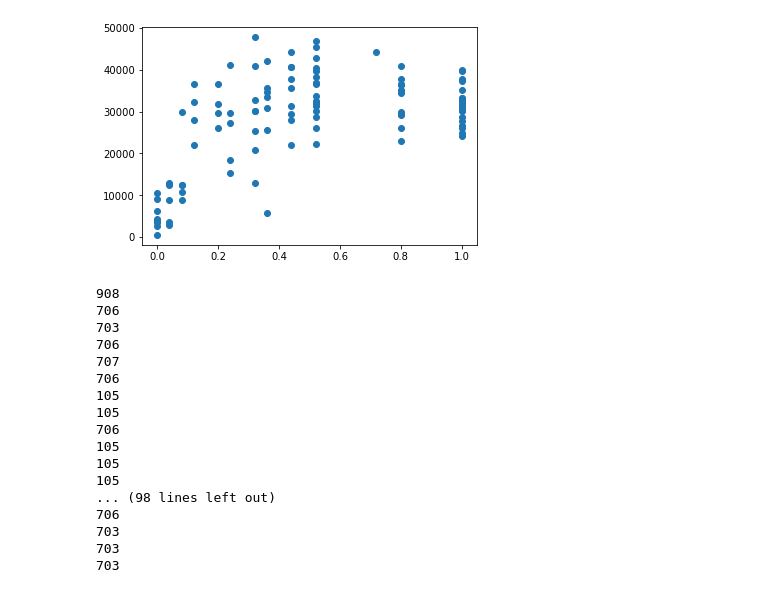
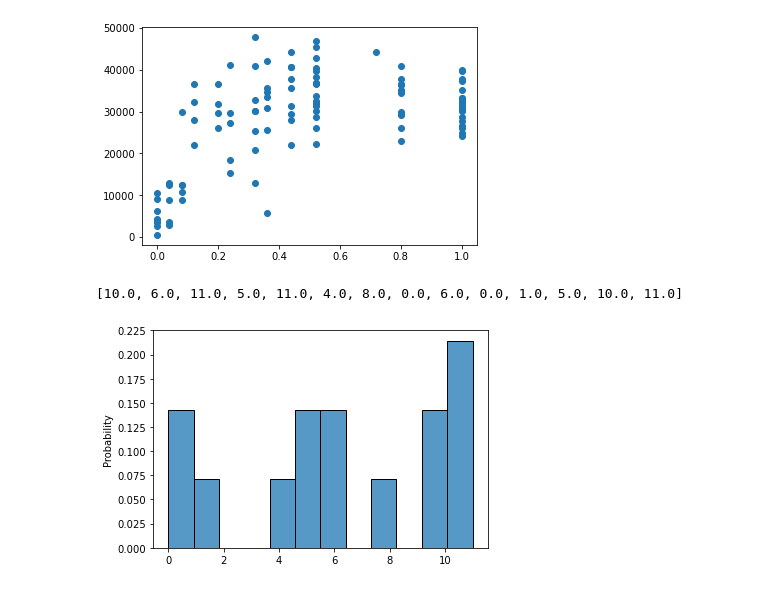
Before and after one commit to ryankkien/AttentionInElmCity-DF2022, a Jupyter notebook: CODE.ipynb, the cells around one changed output. Cells and saved outputs as stored; diff of their text form; code cells hidden in the pictures.

```diff
--- a/CODE.ipynb
+++ b/CODE.ipynb
@@ -325,24 +325,20 @@ print(np.corrcoef(x, y))
 [[1.        0.5196857]
  [0.5196857 1.       ]]
 [figure]
-# %%
-for i in caregroup:
-    print(i.iloc[-5]['event_id'])
-# %% [output]
-908
-706
-703
-706
-707
-706
-105
-105
-706
-105
-105
-105
-... (98 lines left out)
-706
-703
-703
-703
+# %%
+llist = []
+for i in caregroup:
+    try:
+        llist.append(i['proportion_complete'][i['proportion_complete'].last_valid_index()])
+    except KeyError:
+        print('NA')
+# %%
+sns.histplot(
+    x= llist,
+    stat='probability',
+    bins = 12
+)
+print(llist)
+# %% [output]
+[10.0, 6.0, 11.0, 5.0, 11.0, 4.0, 8.0, 0.0, 6.0, 0.0, 1.0, 5.0, 10.0, 11.0]
+[figure, added]
```
Also changed, not shown: parts of 4 cells of this notebook.
